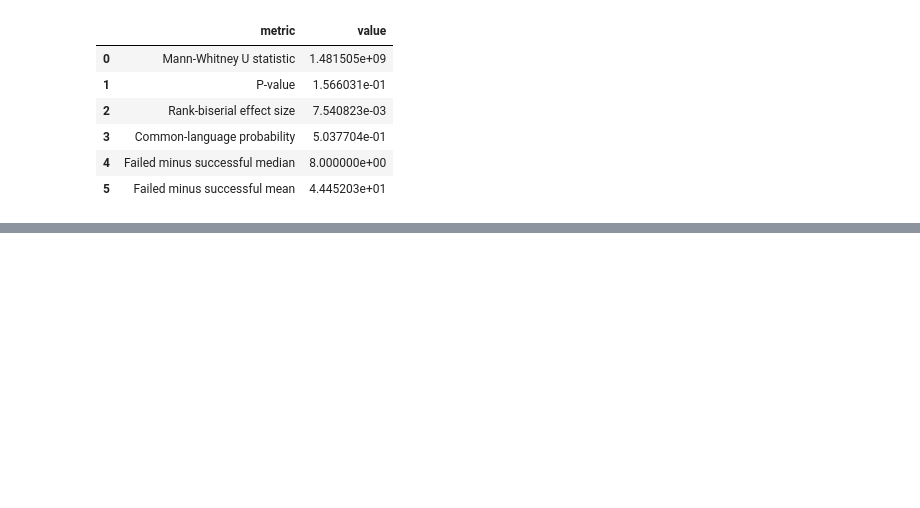
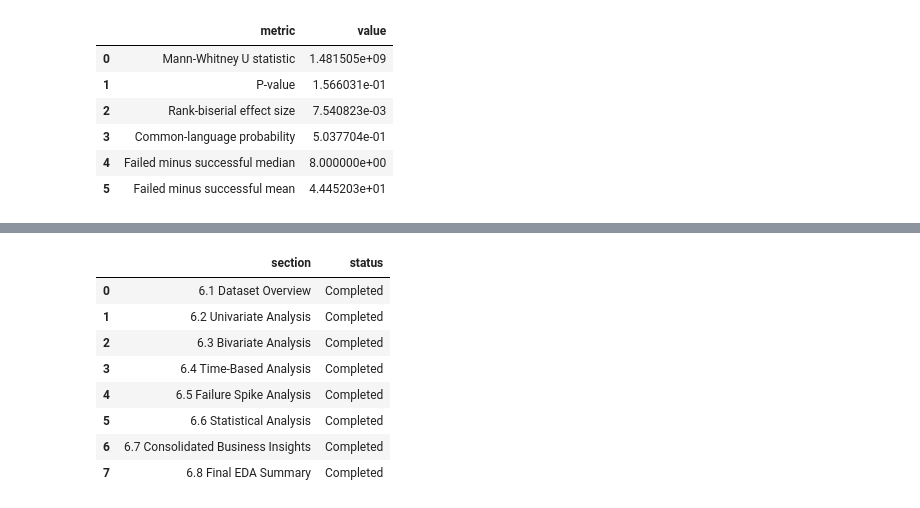
Before and after one commit to KaviyaVelmurugan/upi-transaction-intelligence-platform, a Jupyter notebook: notebooks/02_eda.ipynb, the cells around one changed output, grey strips where cells are left out. Saved outputs shown, nothing was run; the diff lists cells and outputs as text; code cells hidden in the pictures; blank space fills up the shorter version.

Commit message:
Phase 6 completed

```diff
--- a/notebooks/02_eda.ipynb
+++ b/notebooks/02_eda.ipynb
@@ -3929,0 +4000,37 @@ amount_test_results
+# %%
+phase_6_completion = pd.DataFrame(
+    {
+        "section": [
+            "6.1 Dataset Overview",
+            "6.2 Univariate Analysis",
+            "6.3 Bivariate Analysis",
+            "6.4 Time-Based Analysis",
+            "6.5 Failure Spike Analysis",
+            "6.6 Statistical Analysis",
+            "6.7 Consolidated Business Insights",
+            "6.8 Final EDA Summary"
+        ],
+        "status": [
+            "Completed",
+            "Completed",
+            "Completed",
+            "Completed",
+            "Completed",
+            "Completed",
+            "Completed",
+            "Completed"
+        ]
+    }
+)
+
+phase_6_completion
+# %% [output]
+|  | section | status |
+| 0 | 6.1 Dataset Overview | Completed |
+| 1 | 6.2 Univariate Analysis | Completed |
+| 2 | 6.3 Bivariate Analysis | Completed |
+| 3 | 6.4 Time-Based Analysis | Completed |
+| 4 | 6.5 Failure Spike Analysis | Completed |
+| 5 | 6.6 Statistical Analysis | Completed |
+| 6 | 6.7 Consolidated Business Insights | Completed |
+| 7 | 6.8 Final EDA Summary | Completed |
```
Also changed, not shown: parts of 3 cells of this notebook, 1 other file.
